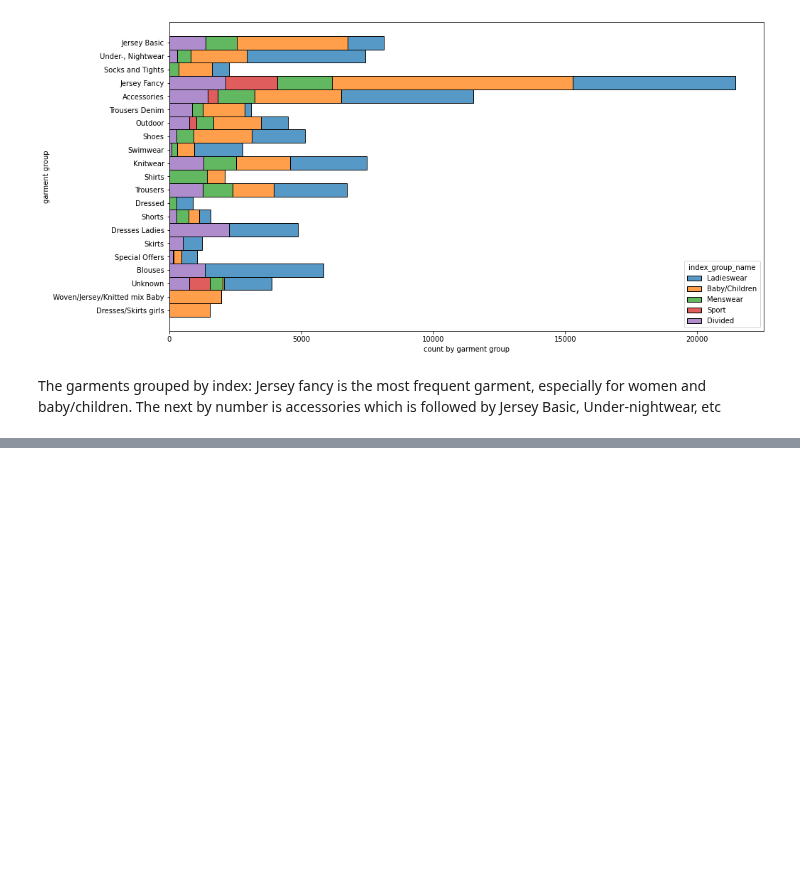
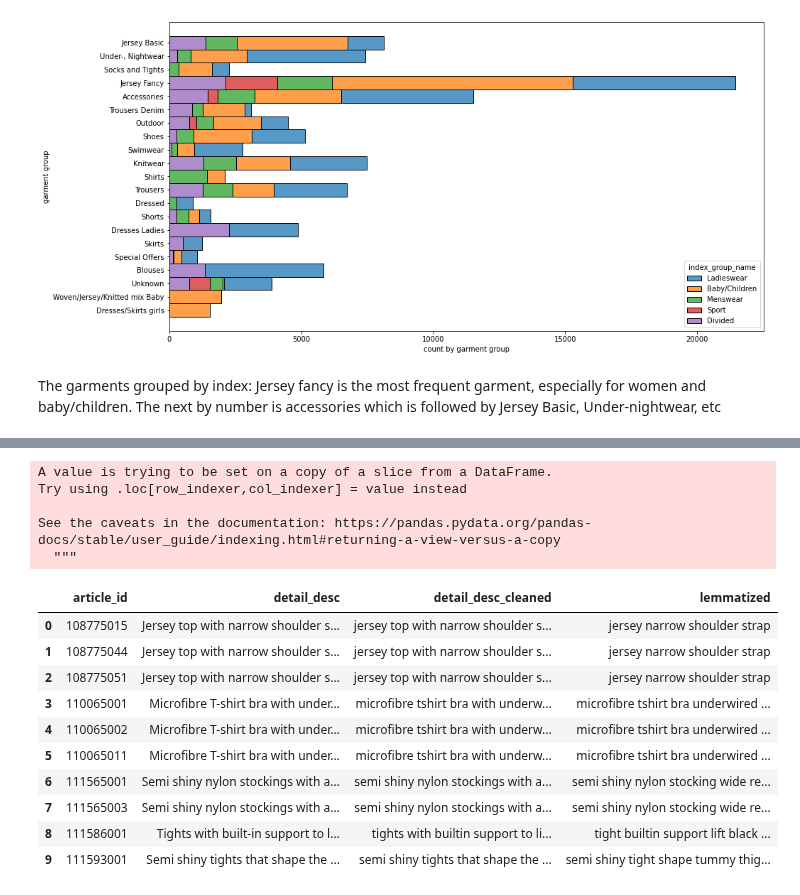
Before and after one commit to ManashJKonwar/Kaggle-HM-Recommender, a Jupyter notebook: hm-exploratorydataanalysis.ipynb, the cells around one changed output, grey strips where cells are left out. Cells and saved outputs as stored; diff of their text form; code cells hidden in the pictures; blank space fills up the shorter version.

Commit message:
Kaggle Notebook | H&M_ExploratoryDataAnalysis | Version 3

```diff
--- a/hm-exploratorydataanalysis.ipynb
+++ b/hm-exploratorydataanalysis.ipynb
@@ -63,0 +224,9 @@ The garments grouped by index: Jersey fancy is the most frequent garment, especi
+# %%
+# Function for expanding contractions
+def expand_contractions(text,contractions_dict=contractions_dict):
+  def replace(match):
+    return contractions_dict[match.group(0)]
+  return contractions_re.sub(replace, text)
+
+# Expanding Contractions in the reviews
+articles_desc_data['detail_desc']=articles_desc_data['detail_desc'].apply(lambda x:expand_contractions(x))
@@ -63,0 +242,2 @@ The garments grouped by index: Jersey fancy is the most frequent garment, especi
+# %%
+articles_desc_data['detail_desc_cleaned']=articles_desc_data['detail_desc'].apply(lambda x: x.lower())
@@ -63,0 +252,2 @@ The garments grouped by index: Jersey fancy is the most frequent garment, especi
+# %%
+articles_desc_data['detail_desc_cleaned']=articles_desc_data['detail_desc_cleaned'].apply(lambda x: re.sub('\w*\d\w*','', x))
@@ -63,0 +262,3 @@ The garments grouped by index: Jersey fancy is the most frequent garment, especi
+# %%
+articles_desc_data['detail_desc_cleaned']=articles_desc_data['detail_desc_cleaned'].apply(lambda x: re.sub('[%s]' % re.escape(string.punctuation), '', x))
+articles_desc_data['detail_desc_cleaned']=articles_desc_data['detail_desc_cleaned'].apply(lambda x: re.sub(' +',' ',x))
@@ -63,0 +294,24 @@ The garments grouped by index: Jersey fancy is the most frequent garment, especi
+# %%
+# Loading english spacy model
+nlp = spacy.load('en_core_web_sm',disable=['parser', 'ner'])
+
+# Lemmatization with stopwords removal
+articles_desc_data['lemmatized'] = articles_desc_data['detail_desc_cleaned'].apply(lambda x: ' '.join([token.lemma_ for token in list(nlp(x)) if (token.is_stop==False)]))
+articles_desc_data.head(10)
+# %% [output]
+A value is trying to be set on a copy of a slice from a DataFrame.
+Try using .loc[row_indexer,col_indexer] = value instead
+
+See the caveats in the documentation: https://pandas.pydata.org/pandas-docs/stable/user_guide/indexing.html#returning-a-view-versus-a-copy
+  """
+|  | article_id | detail_desc | detail_desc_cleaned | lemmatized |
+| 0 | 108775015 | Jersey top with narrow shoulder s... | jersey top with narrow shoulder s... | jersey narrow shoulder strap |
+| 1 | 108775044 | Jersey top with narrow shoulder s... | jersey top with narrow shoulder s... | jersey narrow shoulder strap |
+| 2 | 108775051 | Jersey top with narrow shoulder s... | jersey top with narrow shoulder s... | jersey narrow shoulder strap |
+| 3 | 110065001 | Microfibre T-shirt bra with under... | microfibre tshirt bra with underw... | microfibre tshirt bra underwired ... |
+| 4 | 110065002 | Microfibre T-shirt bra with under... | microfibre tshirt bra with underw... | microfibre tshirt bra underwired ... |
+| 5 | 110065011 | Microfibre T-shirt bra with under... | microfibre tshirt bra with underw... | microfibre tshirt bra underwired ... |
+| 6 | 111565001 | Semi shiny nylon stockings with a... | semi shiny nylon stockings with a... | semi shiny nylon stocking wide re... |
+| 7 | 111565003 | Semi shiny nylon stockings with a... | semi shiny nylon stockings with a... | semi shiny nylon stocking wide re... |
+| 8 | 111586001 | Tights with built-in support to l... | tights with builtin support to li... | tight builtin support lift black ... |
+| 9 | 111593001 | Semi shiny tights that shape the ... | semi shiny tights that shape the ... | semi shiny tight shape tummy thig... |
```
Also changed, not shown: parts of 24 cells of this notebook.
